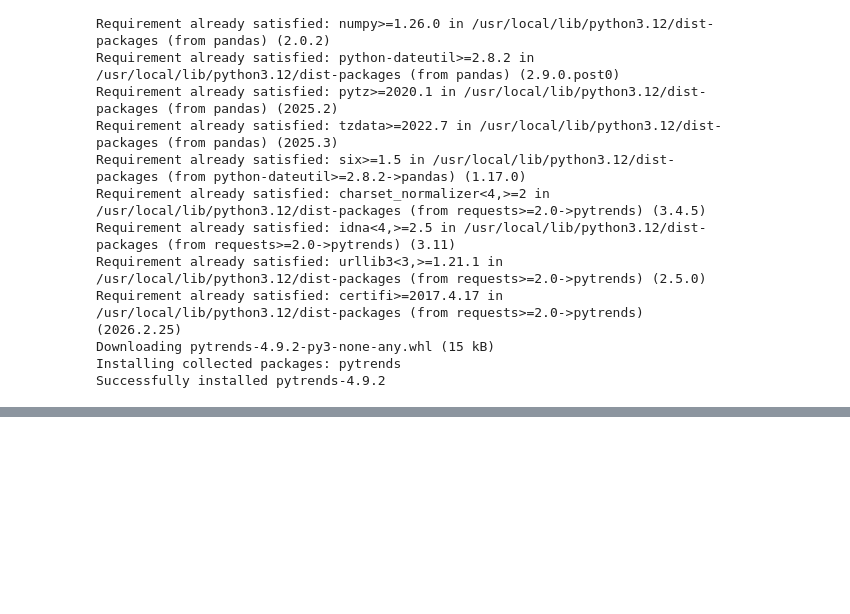
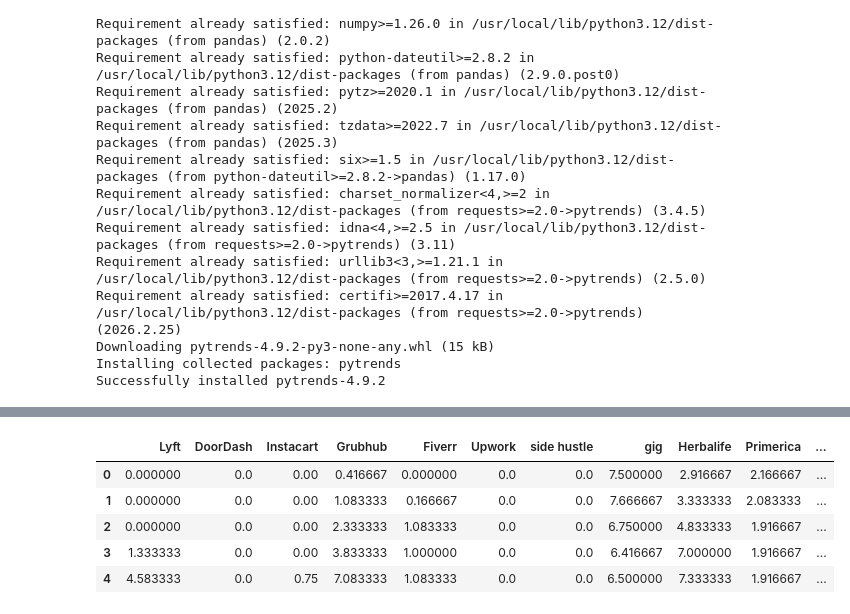
Before and after one commit to milleau98/2026-gig-data-analysis, a Jupyter notebook: notebooks/dataset-generators/google_trends.ipynb, the cells around one changed output, grey strips where cells are left out. Cells and saved outputs as stored; diff of their text form; code cells hidden in the pictures; blank space fills up the shorter version.

```diff
--- a/notebooks/dataset-generators/google_trends.ipynb
+++ b/notebooks/dataset-generators/google_trends.ipynb
@@ -106,3 +107,19 @@ quarterly.head()
+# %%
+# convert weekly trends into annual averages
+annual = final_data.resample("Y").mean()
+annual.index = annual.index.to_period("Y").to_timestamp()
+annual["year"] = annual.index.year
+annual["date"] = annual.index
+annual = annual.reset_index(drop=True)
+
+annual.head()
+# %% [output]
+|  | Lyft | DoorDash | Instacart | Grubhub | Fiverr | Upwork | side hustle | gig | Herbalife | Primerica | ... |
+| 0 | 0.000000 | 0.0 | 0.00 | 0.416667 | 0.000000 | 0.0 | 0.0 | 7.500000 | 2.916667 | 2.166667 | ... |
+| 1 | 0.000000 | 0.0 | 0.00 | 1.083333 | 0.166667 | 0.0 | 0.0 | 7.666667 | 3.333333 | 2.083333 | ... |
+| 2 | 0.000000 | 0.0 | 0.00 | 2.333333 | 1.083333 | 0.0 | 0.0 | 6.750000 | 4.833333 | 1.916667 | ... |
+| 3 | 1.333333 | 0.0 | 0.00 | 3.833333 | 1.000000 | 0.0 | 0.0 | 6.416667 | 7.000000 | 1.916667 | ... |
+| 4 | 4.583333 | 0.0 | 0.75 | 7.083333 | 1.083333 | 0.0 | 0.0 | 6.500000 | 7.333333 | 1.916667 | ... |
 # %%
 import os
 os.makedirs("data/google_trends", exist_ok=True)
```
Also changed, not shown: parts of 6 cells of this notebook.
